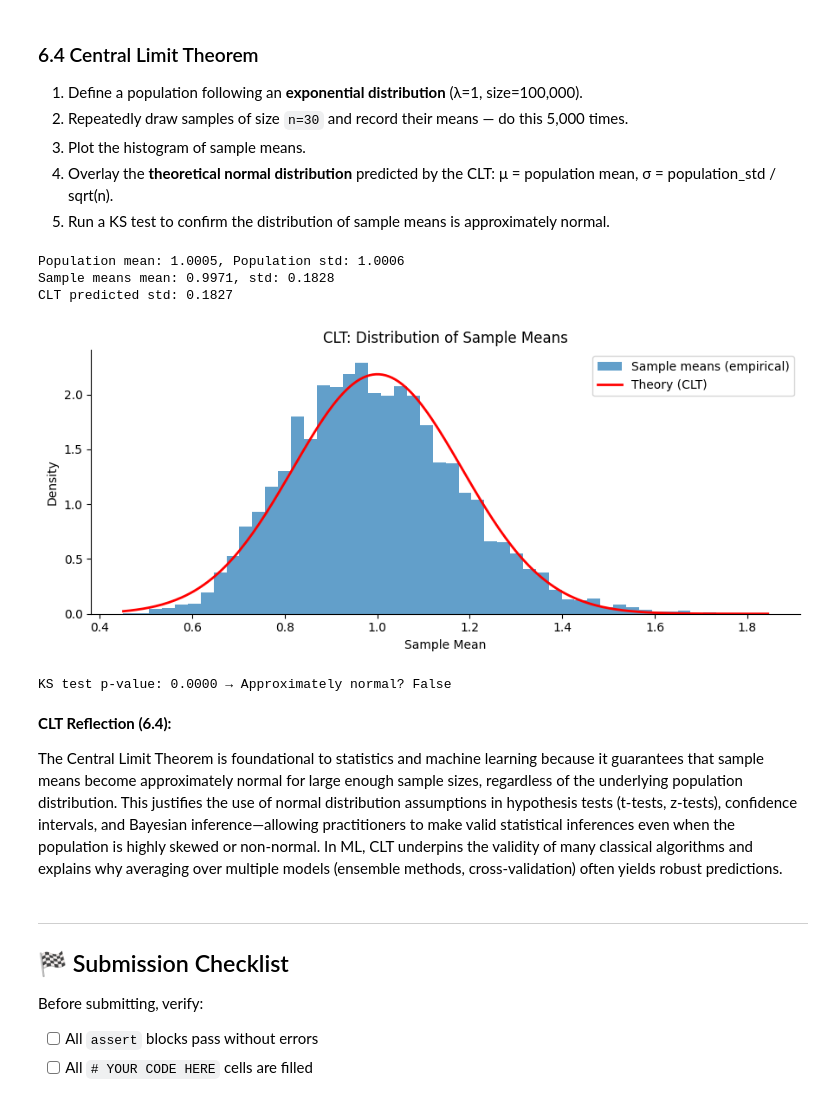
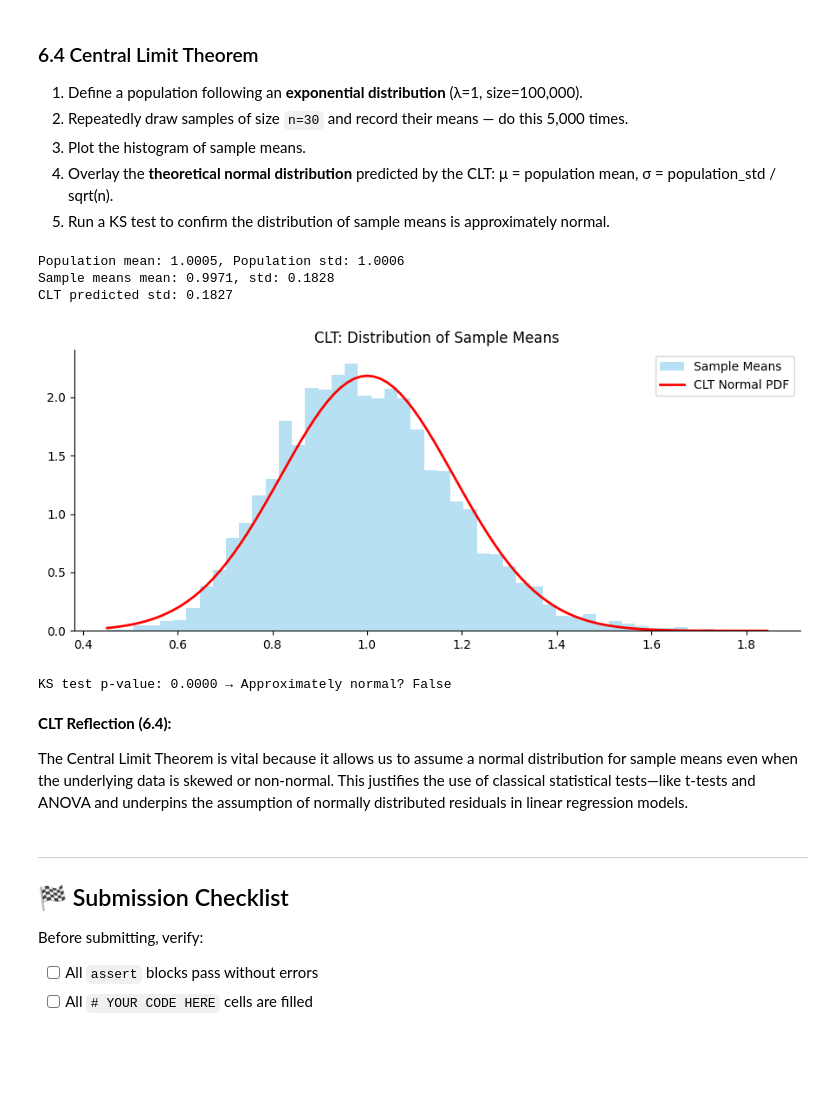
Before and after one commit to dakeshav2028/Keshav_JECRC_CEI_Assignments, a Jupyter notebook: week1_Keshav_Sarda_JECRC.ipynb, the cells around one changed output. Cells and saved outputs as stored; diff of their text form; code cells hidden in the pictures; blank space fills up the shorter version.

```diff
--- a/week1_Keshav_Sarda_JECRC.ipynb
+++ b/week1_Keshav_Sarda_JECRC.ipynb
@@ -888,45 +893,41 @@ naive_bayes_predict: 0.8727
 # %%
 np.random.seed(7)
 population = np.random.exponential(scale=1.0, size=100_000)
 
 n_samples = 5000
 sample_size = 30
-# Draw 5000 samples of size 30 and compute their means
 sample_means = np.array([np.mean(np.random.choice(population, sample_size)) for _ in range(n_samples)])
 
 pop_mean = population.mean()
 pop_std  = population.std()
 clt_std  = pop_std / np.sqrt(sample_size)
 
 print(f"Population mean: {pop_mean:.4f}, Population std: {pop_std:.4f}")
 print(f"Sample means mean: {sample_means.mean():.4f}, std: {sample_means.std():.4f}")
 print(f"CLT predicted std: {clt_std:.4f}")
 
 # Plot
 fig, ax = plt.subplots()
-# Histogram of sample means
-ax.hist(sample_means, bins=50, density=True, alpha=0.7, label='Sample means (empirical)')
-# Overlay theoretical normal distribution
-x_range = np.linspace(sample_means.min(), sample_means.max(), 200)
-ax.plot(x_range, stats.norm.pdf(x_range, pop_mean, clt_std), 'r-', linewidth=2, label='Theory (CLT)')
-ax.set_xlabel('Sample Mean'); ax.set_ylabel('Density')
+ax.hist(sample_means, bins=50, density=True, alpha=0.6, color='skyblue', label='Sample Means')
+x_range = np.linspace(sample_means.min(), sample_means.max(), 100)
+ax.plot(x_range, stats.norm.pdf(x_range, pop_mean, clt_std), 'r-', lw=2, label='CLT Normal PDF')
 ax.legend()
 ax.set_title('CLT: Distribution of Sample Means')
 plt.tight_layout(); plt.show()
 
 # KS test
 ks_result = stats.kstest(sample_means, 'norm', args=(pop_mean, clt_std))
 print(f"KS test p-value: {ks_result.pvalue:.4f} → Approximately normal? {ks_result.pvalue > 0.05}")
 # %% [output]
 Population mean: 1.0005, Population std: 1.0006
 Sample means mean: 0.9971, std: 0.1828
 CLT predicted std: 0.1827
-[figure, old version]
+[figure, new version]
 KS test p-value: 0.0000 → Approximately normal? False
 # %% [markdown]
 **CLT Reflection (6.4):**
 
-The Central Limit Theorem is foundational to statistics and machine learning because it guarantees that sample means become approximately normal for large enough sample sizes, regardless of the underlying population distribution. This justifies the use of normal distribution assumptions in hypothesis tests (t-tests, z-tests), confidence intervals, and Bayesian inference—allowing practitioners to make valid statistical inferences even when the population is highly skewed or non-normal. In ML, CLT underpins the validity of many classical algorithms and explains why averaging over multiple models (ensemble methods, cross-validation) often yields robust predictions.
+The Central Limit Theorem is vital because it allows us to assume a normal distribution for sample means even when the underlying data is skewed or non-normal. This justifies the use of classical statistical tests—like t-tests and ANOVA and underpins the assumption of normally distributed residuals in linear regression models.
 # %% [markdown]
 ---
 ## 🏁 Submission Checklist
```
Also changed, not shown: parts of 18 cells of this notebook.
